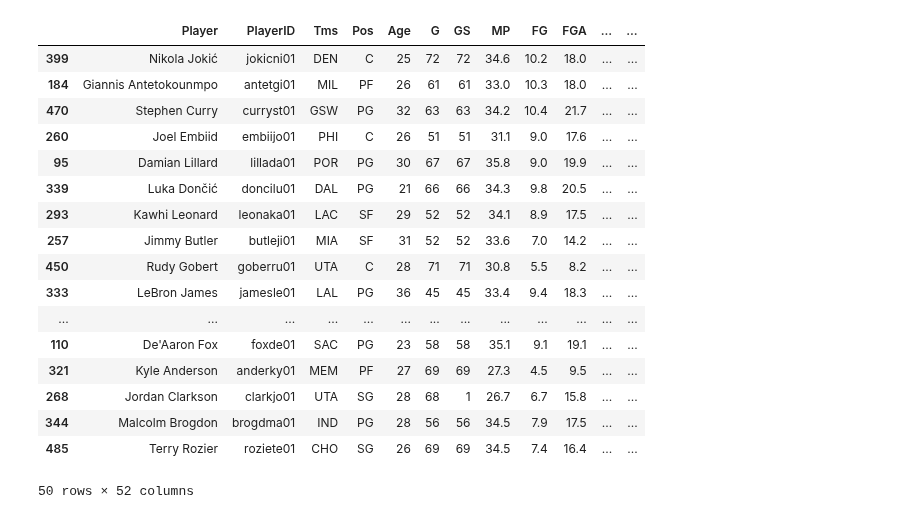
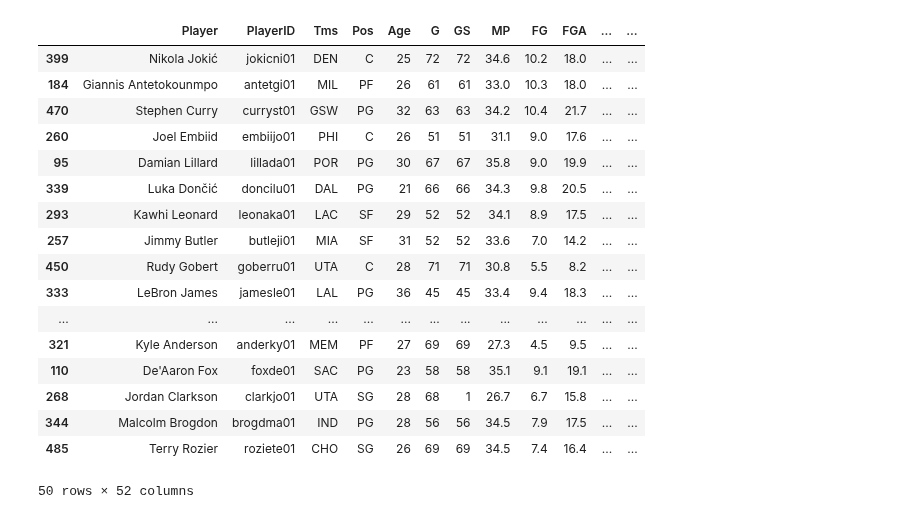
Before and after one commit to AustinMayerhofer/NBA-metrics, a Jupyter notebook: src/rankings.ipynb, the cells around one changed output. Saved outputs shown, nothing was run; the diff lists cells and outputs as text; code cells hidden in the pictures.

```diff
--- a/src/rankings.ipynb
+++ b/src/rankings.ipynb
@@ -2,16 +4,15 @@
 import pandas as pd
 import myconstants as c
 from scipy.stats import zscore
-import numpy as np
 
 NUM_GAMES = c.NUM_GAMES_2020_21
 MIN_GAMES = NUM_GAMES * 0.60
 
-p_df = pd.read_csv('../data/years/2020-21/clean/2020-21_Player_PerGame.csv')
-t_df = pd.read_csv('../data/years/2020-21/clean/2020-21_Team_Standings.csv')
+p_df = pd.read_csv(f'../data/years/{SEASON}/clean/{SEASON}_Player_PerGame.csv')
+t_df = pd.read_csv(f'../data/years/{SEASON}/clean/{SEASON}_Team_Standings.csv')
 
 # join player per game and advanced stats
-p_advanced_df = pd.read_csv('../data/years/2020-21/clean/2020-21_Player_Advanced.csv')
+p_advanced_df = pd.read_csv(f'../data/years/{SEASON}/clean/{SEASON}_Player_Advanced.csv')
 p_advanced_df = p_advanced_df.drop(columns=['Player', 'Tms', 'Pos', 'Age', 'G', 'MP'])
 p_df = p_df.merge(p_advanced_df, on='PlayerID')
 
@@ -20,44 +21,36 @@ t_df['TeamCode'] = t_df['Team'].apply(lambda x: c.TEAM_CODE[x])
 
 # average team wins per player
 def average_wins(tms):
     tms_list = tms.split(',')
     tms_wins = []
     for t in tms_list:
         tms_wins.append(t_df.loc[t_df['TeamCode'] == t]['OverallW'].values[0])
     return sum(tms_wins) / len(tms_wins)
 p_df['TmsWins'] = p_df['Tms'].apply(average_wins)
 
 # players who haven't played enough games don't qualify
 p_df = p_df.loc[p_df['G'] >= MIN_GAMES]
 
-# custom z score function - halve if negative
-adjust_z = np.vectorize(lambda x: x if x >= 0 else x / 2)
-
 # ranking algorithm
-rating = adjust_z(zscore(p_df['PTS'] + p_df['TRB'] + p_df['AST'] + p_df['STL'] + p_df['BLK']))
-ws = adjust_z(zscore(p_df['WS']))
-vorp = adjust_z(zscore(p_df['VORP']))
-bpm = adjust_z(zscore(p_df['BPM']))
-tmswins = adjust_z(zscore(p_df['TmsWins']))
-p_df['PlayerScore'] = 1.5*rating + ws + vorp + bpm + tmswins
+p_df['PlayerScore'] = 1.5*zscore(p_df['PTS'] + p_df['TRB'] + p_df['AST'] + p_df['STL'] + p_df['BLK']) + zscore(p_df['WS']) + zscore(p_df['VORP']) + zscore(p_df['BPM']) + zscore(p_df['TmsWins'])
 p_df = p_df.sort_values('PlayerScore', ascending=False)
 
 p_df.head(50)
 # %% [output]
 |  | Player | PlayerID | Tms | Pos | Age | G | GS | MP | FG | FGA | ... | ... |
 | 399 | Nikola Jokić | jokicni01 | DEN | C | 25 | 72 | 72 | 34.6 | 10.2 | 18.0 | ... | ... |
 | 184 | Giannis Antetokounmpo | antetgi01 | MIL | PF | 26 | 61 | 61 | 33.0 | 10.3 | 18.0 | ... | ... |
 | 470 | Stephen Curry | curryst01 | GSW | PG | 32 | 63 | 63 | 34.2 | 10.4 | 21.7 | ... | ... |
 | 260 | Joel Embiid | embiijo01 | PHI | C | 26 | 51 | 51 | 31.1 | 9.0 | 17.6 | ... | ... |
 | 95 | Damian Lillard | lillada01 | POR | PG | 30 | 67 | 67 | 35.8 | 9.0 | 19.9 | ... | ... |
 | 339 | Luka Dončić | doncilu01 | DAL | PG | 21 | 66 | 66 | 34.3 | 9.8 | 20.5 | ... | ... |
 | 293 | Kawhi Leonard | leonaka01 | LAC | SF | 29 | 52 | 52 | 34.1 | 8.9 | 17.5 | ... | ... |
 | 257 | Jimmy Butler | butleji01 | MIA | SF | 31 | 52 | 52 | 33.6 | 7.0 | 14.2 | ... | ... |
 | 450 | Rudy Gobert | goberru01 | UTA | C | 28 | 71 | 71 | 30.8 | 5.5 | 8.2 | ... | ... |
 | 333 | LeBron James | jamesle01 | LAL | PG | 36 | 45 | 45 | 33.4 | 9.4 | 18.3 | ... | ... |
 | ... | ... | ... | ... | ... | ... | ... | ... | ... | ... | ... | ... | ... |
+| 321 | Kyle Anderson | anderky01 | MEM | PF | 27 | 69 | 69 | 27.3 | 4.5 | 9.5 | ... | ... |
 | 110 | De'Aaron Fox | foxde01 | SAC | PG | 23 | 58 | 58 | 35.1 | 9.1 | 19.1 | ... | ... |
-| 321 | Kyle Anderson | anderky01 | MEM | PF | 27 | 69 | 69 | 27.3 | 4.5 | 9.5 | ... | ... |
 | 268 | Jordan Clarkson | clarkjo01 | UTA | SG | 28 | 68 | 1 | 26.7 | 6.7 | 15.8 | ... | ... |
 | 344 | Malcolm Brogdon | brogdma01 | IND | PG | 28 | 56 | 56 | 34.5 | 7.9 | 17.5 | ... | ... |
 | 485 | Terry Rozier | roziete01 | CHO | SG | 26 | 69 | 69 | 34.5 | 7.4 | 16.4 | ... | ... |
```
Also changed, not shown: parts of 1 cell of this notebook, 2 other files.
